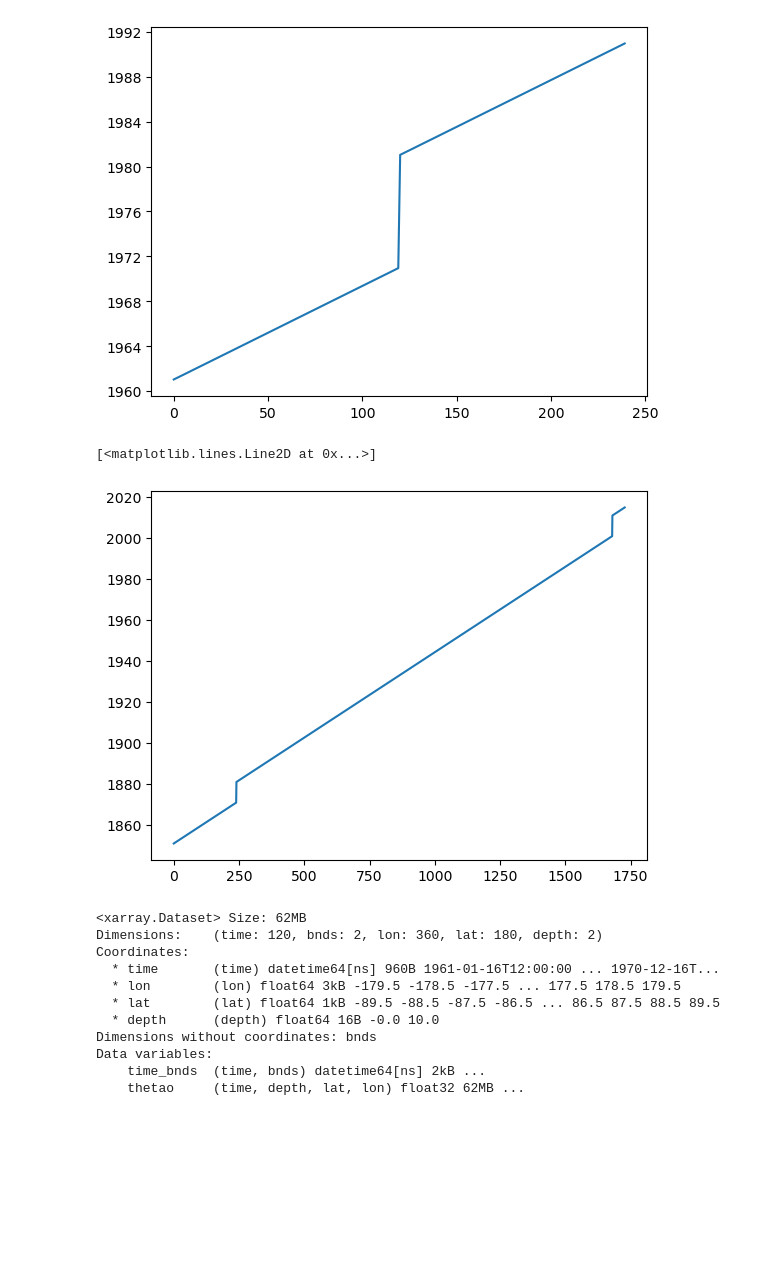
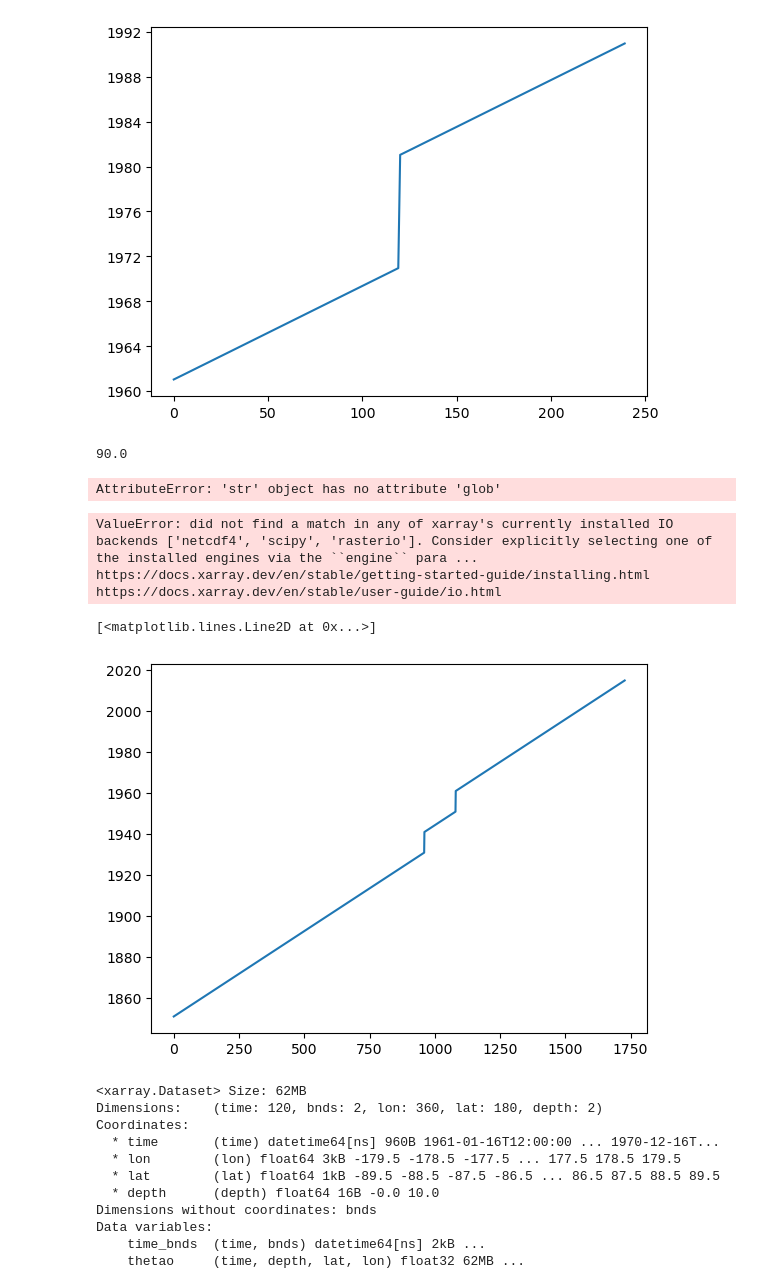
Before and after one commit to orlando-code/cmipper, a Jupyter notebook: notebooks/dev/test.ipynb, the cells around one changed output. Drawn from its saved outputs; the diff is of its cells as text; code cells hidden in the pictures; blank space fills up the shorter version.

```diff
--- a/notebooks/dev/test.ipynb
+++ b/notebooks/dev/test.ipynb
@@ -383,14 +383,29 @@ plt.plot(xa.open_mfdataset(fps).time.values)
 # %% [output]
 [<matplotlib.lines.Line2D at 0x...>]
 [figure]
+# %%
+-90 + 0.25*720
+# %% [output]
+90.0
+# %%
+nc_dir_fp = "/maps/rt582/cmipper/.esgpull/data/CMIP6/CMIP/AWI/AWI-CM-1-1-MR/historical/r1i1p1f1/Omon/so/gn/v20181218/remapped"
+xa.open_mfdataset(nc_dir_fp.glob("*.nc"))
+# %% [output]
+AttributeError: 'str' object has no attribute 'glob'
+# %%
+xa.open_dataset("/maps/rt582/cmipper/test1.nc")
+# %% [output]
+ValueError: did not find a match in any of xarray's currently installed IO backends ['netcdf4', 'scipy', 'rasterio']. Consider explicitly selecting one of the installed engines via the ``engine`` para ...
+https://docs.xarray.dev/en/stable/getting-started-guide/installing.html
+https://docs.xarray.dev/en/stable/user-guide/io.html
 # %%
-nc_dir_fp = "/maps/rt582/cmipper/.esgpull/data/CMIP6/CMIP/AWI/AWI-CM-1-1-MR/historical/r1i1p1f1/Omon/rsdo/gn/v20181218"
+nc_dir_fp = "/maps/rt582/cmipper/.esgpull/data/CMIP6/CMIP/AWI/AWI-CM-1-1-MR/historical/r1i1p1f1/Omon/tos/gn/v20181218"
 
 # open all files in dir
 plt.plot(xa.open_mfdataset(f"{nc_dir_fp}/*.nc").time.values)
 # %% [output]
 [<matplotlib.lines.Line2D at 0x...>]
-[figure, old version]
+[figure, new version]
 # %%
 # xa.open_dataset("/maps/rt582/cmipper/.esgpull/data/CMIP6/CMIP/AWI/AWI-CM-1-1-MR/historical/r1i1p1f1/Omon/so/gn/v20181218/remapped/so_Omon_AWI-CM-1-1-MR_historical_r1i1p1f1_gn_185001-185012.nc")
 xa.open_dataset("/maps/rt582/cmipper/.esgpull/data/CMIP6/CMIP/AWI/AWI-CM-1-1-MR/historical/r1i1p1f1/Omon/thetao/gn/v20181218/remapped/thetao_Omon_AWI-CM-1-1-MR_historical_r1i1p1f1_gn_196101-197012.nc")
```
Also changed, not shown: 2 other files.
